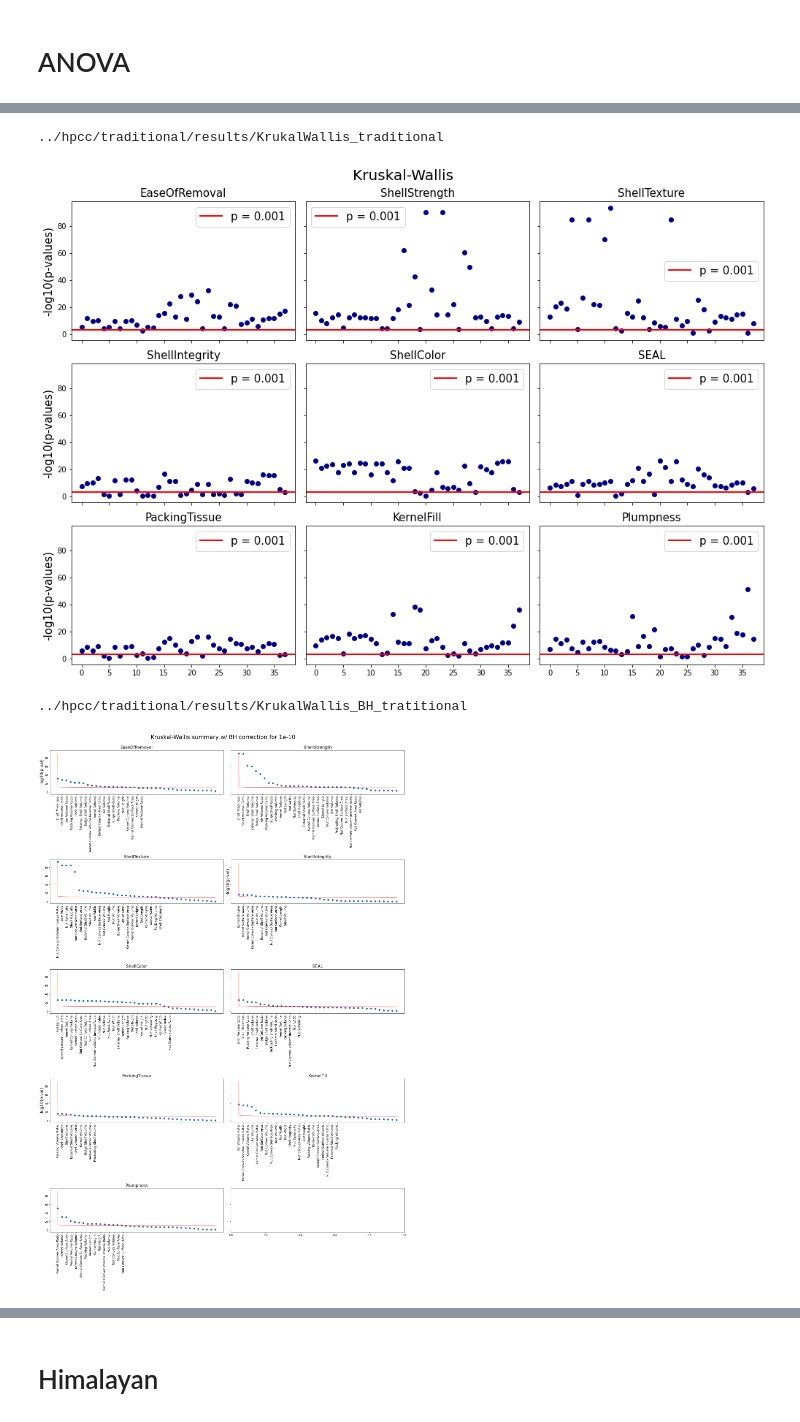
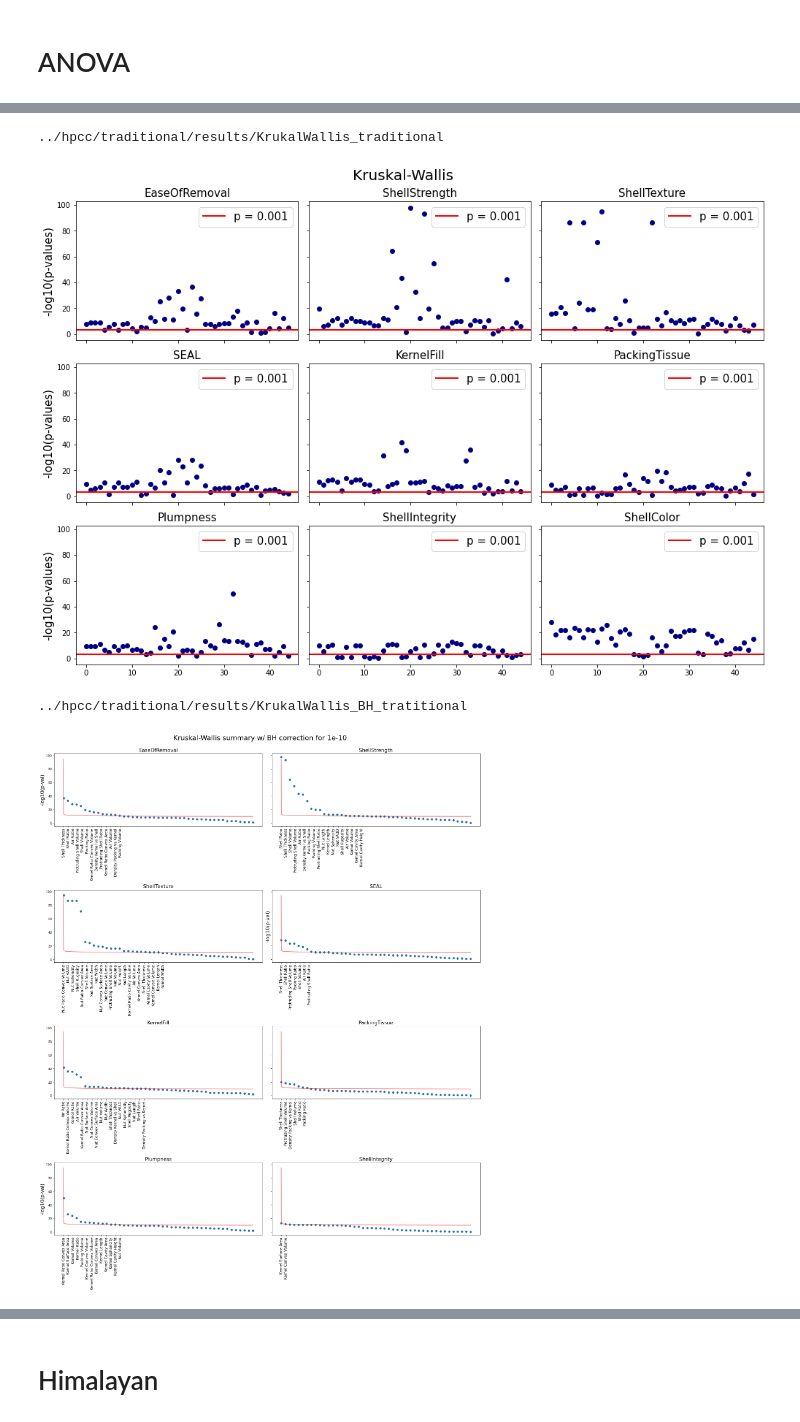
Before and after one commit to amezqui3/walnut_tda, a Jupyter notebook: jupyter/13_kruskal_wallis.ipynb, the cells around one changed output, grey strips where cells are left out. Saved outputs shown, nothing was run; the diff lists cells and outputs as text; code cells hidden in the pictures.

```diff
--- a/jupyter/13_kruskal_wallis.ipynb
+++ b/jupyter/13_kruskal_wallis.ipynb
@@ -124,0 +16,25 @@ other = new_df[df.bname != himalaya]
+# %%
+iniN = 3
+endN = 48
+
+src = '../hpcc/traditional/'
+dst = src + 'results/'
+
+filename = src + 'traditional_phenotype_summary.csv'
+df = pd.read_csv(filename, dtype={1:str})
+print(df.shape)
+
+filename = src + 'col_labels.csv'
+labels = pd.read_csv(filename, dtype=str, keep_default_na = False)
+print(labels.shape)
+
+himalaya = 'NewStuke_R1_T18'
+interest = df[df.bname == himalaya]
+other = df[df.bname != himalaya]
+
+cattraitnames = df.columns[endN:].values[[12,4,1,3,7,6,11,0,2]]
+
+marker = ['o', 'v','*','^', 's', '<', 'X', '>', 'p', '8', 'h', 'H', 'D', 'd', 'P']
+#col_wong = ['#e69f00', '#009e73', '#0072b2', '#d55e00', '#cc79a7', '#f0e442', '#56b4e9']
+col_wong = ['#d81b60', '#1e88e5', '#ffc107', '#004d40', '#56e495']
+col_wong += col_wong
@@ -130,9 +49,9 @@ def correct_zero(arr):
     arr[arr[:,1] == 0, 1] = minval
     return arr
 # %%
-ss = np.s_[:,2:len(new_col_labels)]
+ss = np.s_[:,iniN:endN]
 
-F_onewayF= np.zeros((new_df.iloc[ss].shape[1], len(cattraitnames)))
+F_onewayF= np.zeros((df.iloc[ss].shape[1], len(cattraitnames)))
 KruskalH = np.zeros_like(F_onewayF)
 F_onewayp= np.ones_like(F_onewayF)
 Kruskalp = np.copy(F_onewayp)
@@ -188,10 +107,11 @@ plt.tight_layout()
 
 filename = dst + 'KrukalWallis_traditional'
 print(filename)
-plt.savefig(filename + '.jpg', bbox_inches='tight', dpi=100, format='jpg', pil_kwargs={'optimize':True})
+plt.savefig(filename + '.jpg', bbox_inches='tight', dpi=200, format='jpg', pil_kwargs={'optimize':True})
+plt.savefig(filename + '.pdf', bbox_inches='tight', dpi=100, format='pdf')
 # %% [output]
 ../hpcc/traditional/results/KrukalWallis_traditional
-[figure, old version]
+[figure, new version]
 # %%
 def benjamini_hochberg(statistic, pvals, Q=1e-7):
     argpvals = np.lexsort((-statistic, pvals))
@@ -202,38 +122,38 @@ def benjamini_hochberg(statistic, pvals, Q=1e-7):
     return bh_critical
 # %%
 Q = 1e-10
-fig, ax = plt.subplots(5,2,figsize=(20,30), sharey=True)
+fig, ax = plt.subplots(4,2,figsize=(20,25), sharey=True)
 ax = np.atleast_1d(ax).ravel()
 fs = 16
 minval = np.min(Kruskalp)*1e15
 
-for i in range(len(cattraitnames)):
+for i in range(len(ax)):
     statistic = KruskalH[:,i]
     pvals     = Kruskalp[:,i]
     bh_critical = benjamini_hochberg(statistic, pvals, Q)
 
     argpvals = np.lexsort((-statistic, pvals))
     x = np.linspace(minval, len(argpvals)-1,1000)
 
     ax[i].set_title(cattraitnames[i], fontsize=fs)
     ax[i].plot(x, -np.log10(x*Q/len(argpvals)), lw=2, c='red', alpha=0.5)
     ax[i].scatter(np.arange(len(argpvals)), -np.log10(pvals[argpvals]))
 
     ax[i].set_xticks(np.arange(bh_critical)*1.1)
-    ax[i].set_xticklabels(new_col_labels[argpvals[:bh_critical] + 2])
+    ax[i].set_xticklabels(labels.col_labels.iloc[argpvals[:bh_critical] + iniN])
     ax[i].tick_params('x',labelsize=12,labelrotation=90)
 
 for i in [0,3,6]:
     ax[i].set_ylabel('-log10(p-val)', fontsize=fs)
     #ax[i].legend(fontsize=fs-5)
 
 fig.suptitle('Kruskal-Wallis summary w/ BH correction for {}'.format(Q), fontsize=22, y=1)
 fig.tight_layout()
 
 filename = dst + 'KrukalWallis_BH_tratitional'
 print(filename)
 #plt.savefig(filename + '.jpg', bbox_inches='tight', dpi=100, format='jpg', pil_kwargs={'optimize':True})
 # %% [output]
 ../hpcc/traditional/results/KrukalWallis_BH_tratitional
-[figure, old version]
+[figure, new version]
 # %%
```
Also changed, not shown: parts of 9 cells of this notebook, 6 other files.
